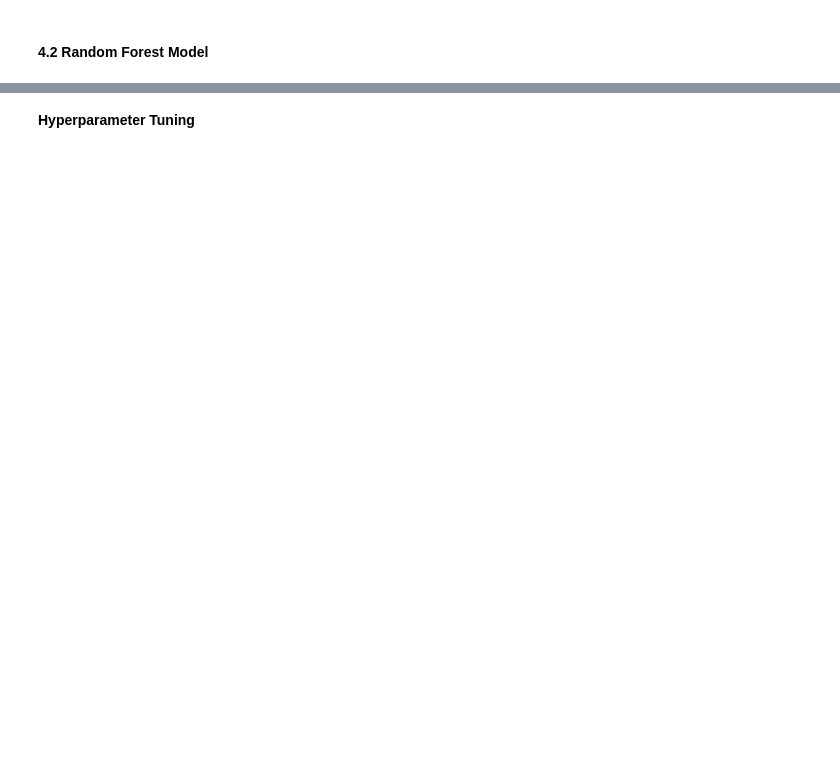
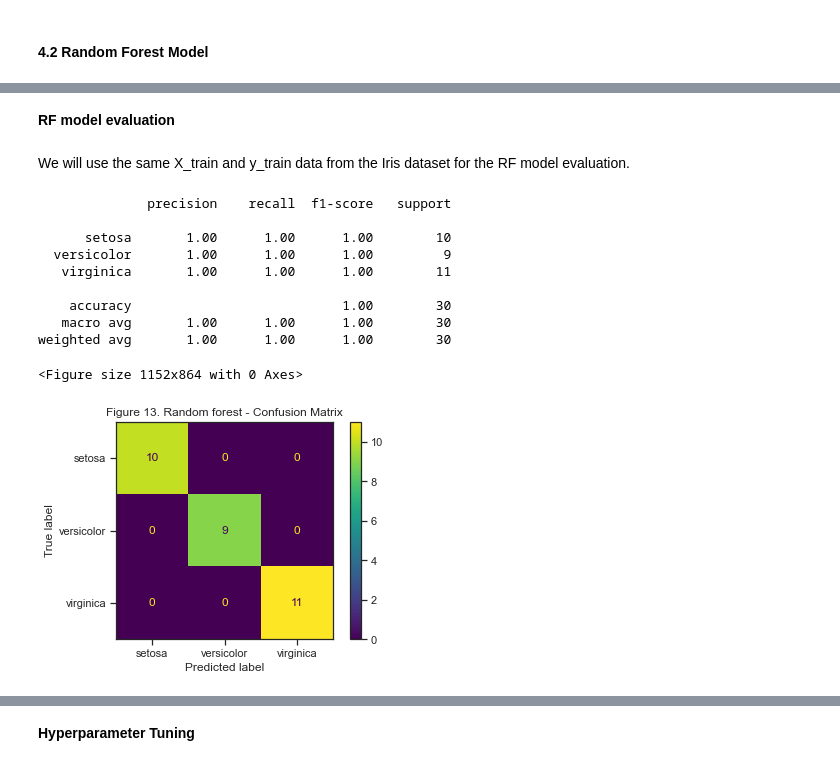
Before and after one commit to RobVergano/Machine-Learning, a Jupyter notebook: Project.ipynb, the cells around one changed output, grey strips where cells are left out. Drawn from its saved outputs; the diff is of its cells as text; code cells hidden in the pictures; blank space fills up the shorter version.

```diff
--- a/Project.ipynb
+++ b/Project.ipynb
@@ -786,0 +760,39 @@ weighted avg       1.00      1.00      1.00        30
+# %% [markdown]
+**RF model evaluation**
+# %% [markdown]
+We will use the same X_train and y_train data from the Iris dataset for the RF model evaluation.
+# %%
+# Random forest model evaluation on the iris dataset.
+
+# Creating the Random Forest model
+# n_estimators parameter defines the number of trees in the forest
+rf_model = RandomForestClassifier(n_estimators=100, random_state=42)
+rf_model.fit(X_train, y_train)
+
+# Predictions
+y_pred = rf_model.predict(X_test)
+class_names = dt['class'].unique()
+
+
+# Model evaluation
+evaluation_report = classification_report(y_test, y_pred)
+print(evaluation_report)
+
+# Confusion matrix
+conf_matrix2 = confusion_matrix(y_test, y_pred)
+plt.figure(figsize=(16, 12))
+ConfusionMatrixDisplay(conf_matrix2, display_labels=class_names).plot(values_format='.0f')
+plt.title('Figure 13. Random forest - Confusion Matrix')
+plt.show()
+# %% [output]
+              precision    recall  f1-score   support
+
+      setosa       1.00      1.00      1.00        10
+  versicolor       1.00      1.00      1.00         9
+   virginica       1.00      1.00      1.00        11
+
+    accuracy                           1.00        30
+   macro avg       1.00      1.00      1.00        30
+weighted avg       1.00      1.00      1.00        30
+<Figure size 1152x864 with 0 Axes>
+[figure, added]
```
Also changed, not shown: parts of 38 cells of this notebook.
